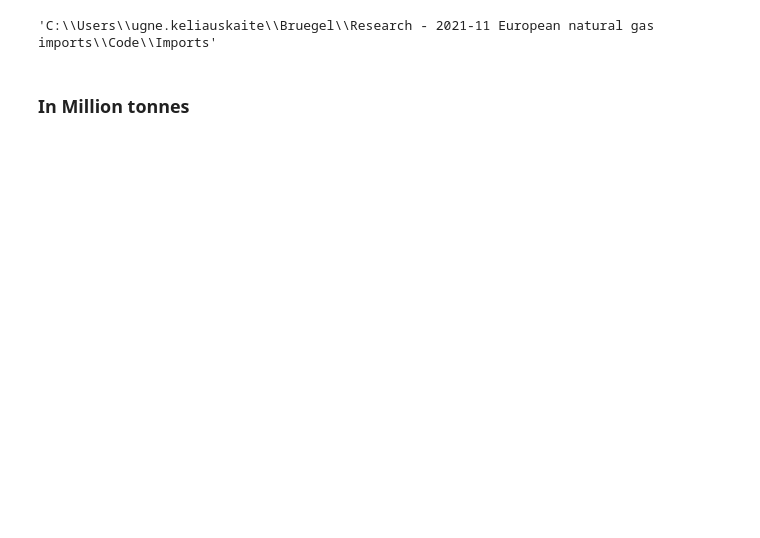
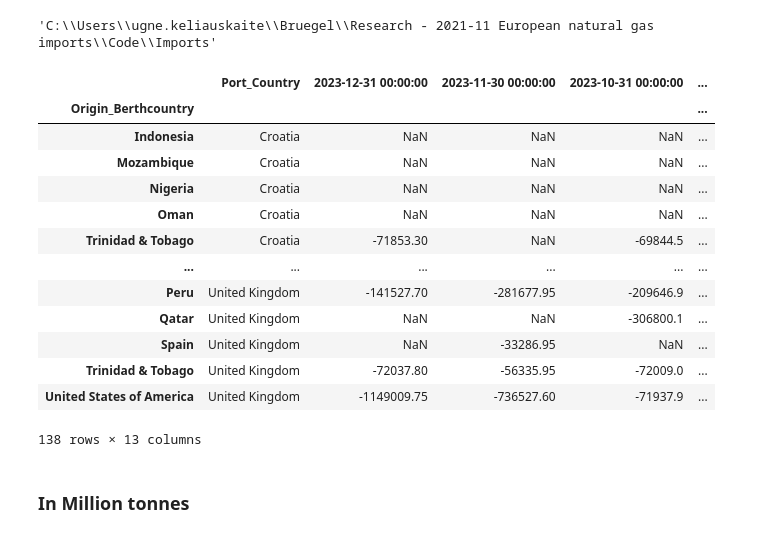
Before and after one commit to greenbruegel/gas-imports, a Jupyter notebook: standalone pieces of code/LNG EU flows.ipynb, the cells around one changed output. Saved outputs shown, nothing was run; the diff lists cells and outputs as text; code cells hidden in the pictures; blank space fills up the shorter version.

```diff
--- a/standalone pieces of code/LNG EU flows.ipynb
+++ b/standalone pieces of code/LNG EU flows.ipynb
@@ -31,6 +31,23 @@ import time
 # Converter for metric tonnes to M3m
 # converter = -0.001397
 converter = -0.00138
+# %%
+d4
+# %% [output]
+|  | Port_Country | 2023-12-31 00:00:00 | 2023-11-30 00:00:00 | 2023-10-31 00:00:00 | ... |
+| Origin_Berthcountry |  |  |  |  | ... |
+| Indonesia | Croatia | NaN | NaN | NaN | ... |
+| Mozambique | Croatia | NaN | NaN | NaN | ... |
+| Nigeria | Croatia | NaN | NaN | NaN | ... |
+| Oman | Croatia | NaN | NaN | NaN | ... |
+| Trinidad & Tobago | Croatia | -71853.30 | NaN | -69844.5 | ... |
+| ... | ... | ... | ... | ... | ... |
+| Peru | United Kingdom | -141527.70 | -281677.95 | -209646.9 | ... |
+| Qatar | United Kingdom | NaN | NaN | -306800.1 | ... |
+| Spain | United Kingdom | NaN | -33286.95 | NaN | ... |
+| Trinidad & Tobago | United Kingdom | -72037.80 | -56335.95 | -72009.0 | ... |
+| United States of America | United Kingdom | -1149009.75 | -736527.60 | -71937.9 | ... |
+138 rows × 13 columns
 # %% [markdown]
 ### In Million tonnes
 # %%
```
Also changed, not shown: parts of 19 cells of this notebook, 1 other file.
